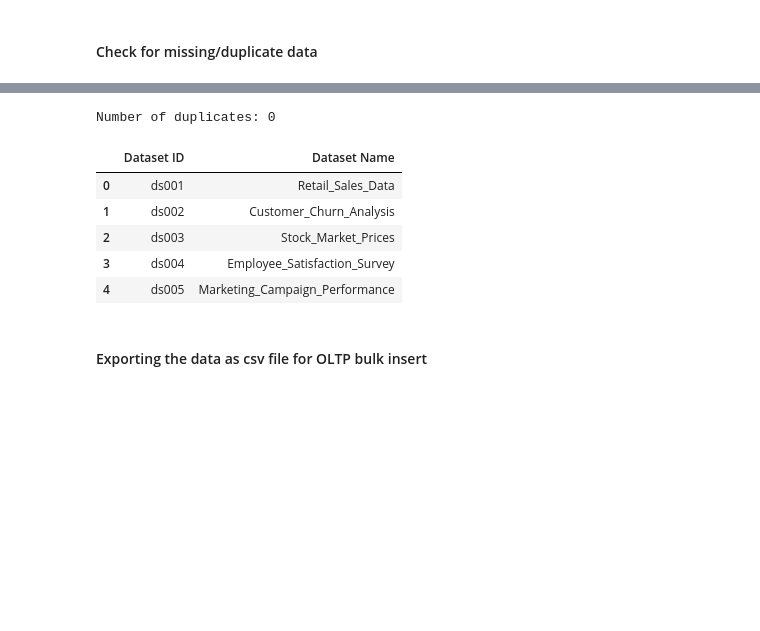
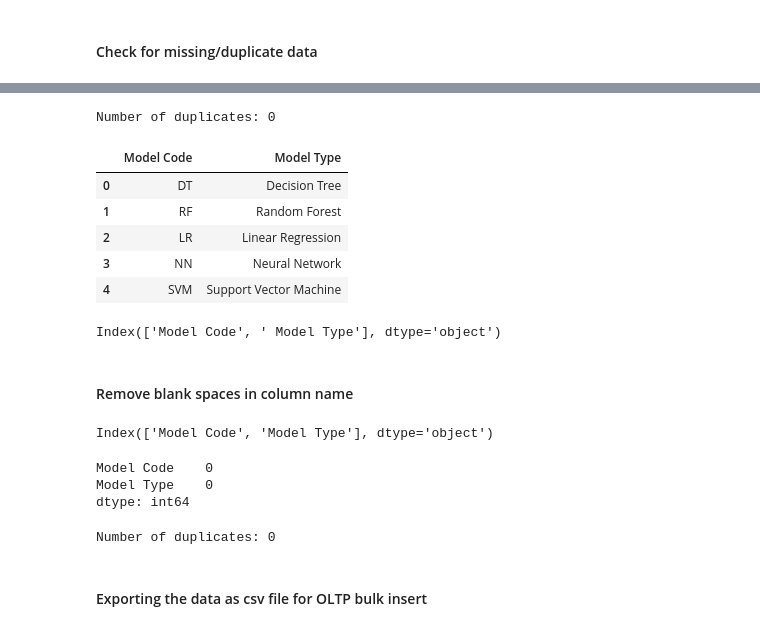
Before and after one commit to j00ny1/DENG_CA2, a Jupyter notebook: data_wrangling.ipynb, the cells around one changed output, grey strips where cells are left out. Cells and saved outputs as stored; diff of their text form; code cells hidden in the pictures; blank space fills up the shorter version.

```diff
--- a/data_wrangling.ipynb
+++ b/data_wrangling.ipynb
@@ -223,15 +269,43 @@ dtype: int64
 # checking for duplicates
 duplicates = model.duplicated().sum()
 print(f"Number of duplicates: {duplicates}")
-model.head()
 # %% [output]
 Number of duplicates: 0
-|  | Dataset ID | Dataset Name |
-| 0 | ds001 | Retail_Sales_Data |
-| 1 | ds002 | Customer_Churn_Analysis |
-| 2 | ds003 | Stock_Market_Prices |
-| 3 | ds004 | Employee_Satisfaction_Survey |
-| 4 | ds005 | Marketing_Campaign_Performance |
+# %%
+modelType = pd.read_excel('modeling.xlsx', sheet_name='modeltype')
+modelType.head()
+# %% [output]
+|  | Model Code | Model Type |
+| 0 | DT | Decision Tree |
+| 1 | RF | Random Forest |
+| 2 | LR | Linear Regression |
+| 3 | NN | Neural Network |
+| 4 | SVM | Support Vector Machine |
+# %%
+modelType.columns
+# %% [output]
+Index(['Model Code', ' Model Type'], dtype='object')
+# %% [markdown]
+#### Remove blank spaces in column name
+# %%
+modelType.columns = modelType.columns.str.strip()
+modelType.columns
+# %% [output]
+Index(['Model Code', 'Model Type'], dtype='object')
+# %%
+# checking for missing data
+missing = modelType.isna().sum()
+print(missing)
+# %% [output]
+Model Code    0
+Model Type    0
+dtype: int64
+# %%
+# checking for duplicates
+duplicates = modelType.duplicated().sum()
+print(f"Number of duplicates: {duplicates}")
+# %% [output]
+Number of duplicates: 0
 # %% [markdown]
 #### Exporting the data as csv file for OLTP bulk insert
 # %%
```
Also changed, not shown: parts of 10 cells of this notebook, 4 other files.
